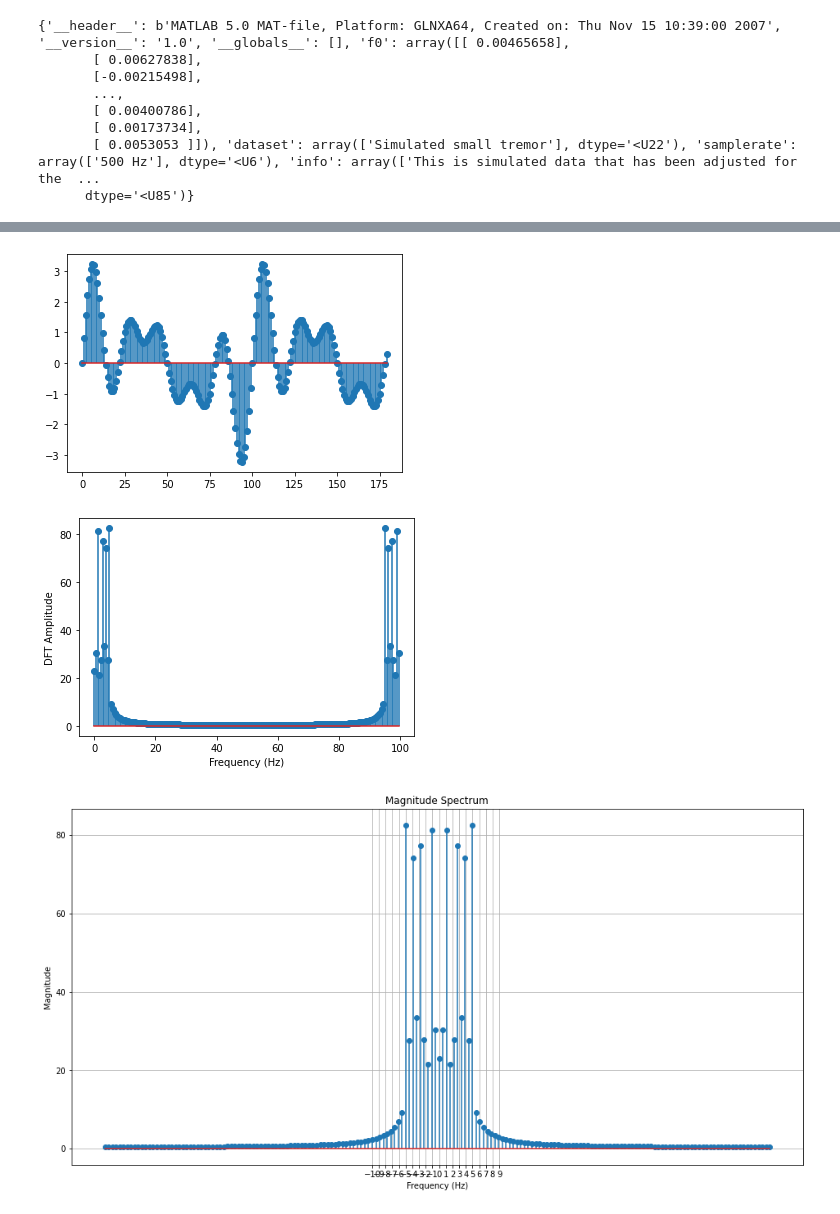
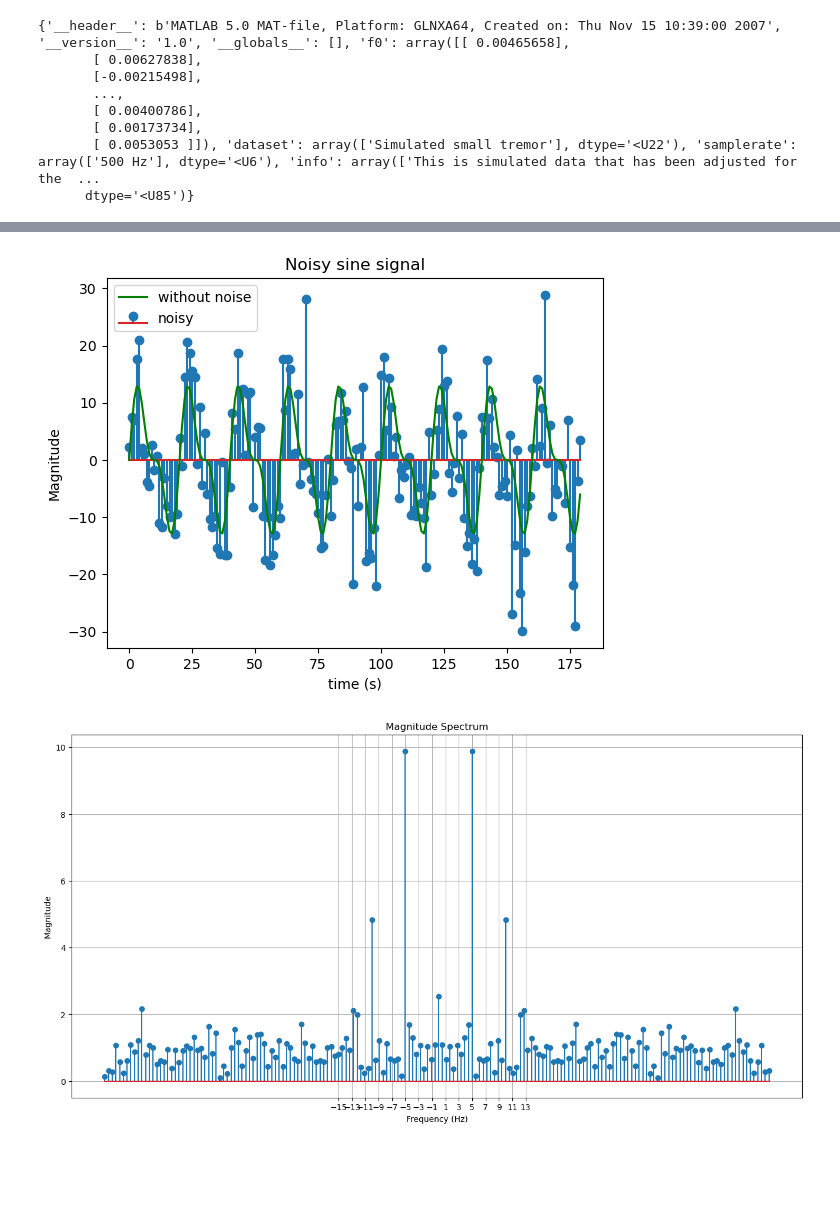
Before and after one commit to JennyYuanZW/FT-Windowing, a Jupyter notebook: Experiment.ipynb, the cells around one changed output, grey strips where cells are left out. Cells and saved outputs as stored; diff of their text form; code cells hidden in the pictures; blank space fills up the shorter version.

```diff
--- a/Experiment.ipynb
+++ b/Experiment.ipynb
@@ -53,34 +88,48 @@ def plot_dft(x, fs):
 # %%
 import matplotlib.pyplot as plt
 %matplotlib inline
-#creating our own dataset - a sum of sine waves sin 2pix and sin2 2pi x
+#def sine_noisy(amplitude,freq):
+        #y=amplitude*np.sin(freq*2*np.pi*x)+np.random.normal(scale=1,size=len(x))
+#creating our own dataset - a sum of sine waves 10 sin(2pi 5x) and 5 sin(2pi 10x)
 #according to nyquist frequency omega>=...; f>=..
 #sampling rate T=<..s
 #the sampling rate should be fine but i am not sure about it
 
 #in time domain
-sr=0.01
+amplitude1=10
+freq1=5
+amplitude2=5
+freq2=10
+st=0.01
 sampled_val=[]
+sampled_val_wo_noise=[]
 t=[]
 sampling_range=180
 for i in range (sampling_range):
     t.append(i)
-    #sampled_val.append(np.sin(i*2*np.pi*sr)+np.sin(i*2*2*np.pi*sr))
-    sampled_val.append(np.sin(i*2*np.pi*sr)+np.sin(i*2*3*np.pi*sr)+np.sin(i*2*4*np.pi*sr)+np.sin(i*2*5*np.pi*sr))
+    #sampled_val.append(np.sin(i*2*np.pi*sr)+5*np.sin(i*2*2*np.pi*sr))
+    sampled_val.append(amplitude1*np.sin(i*2*np.pi*freq1*st)+amplitude2*np.sin(i*2*np.pi*freq2*st)+(amplitude1+amplitude2)*0.5*np.random.normal(scale=1))
+    sampled_val_wo_noise.append(amplitude1*np.sin(i*2*np.pi*freq1*st)+amplitude2*np.sin(i*2*np.pi*freq2*st))
+
+    #sampled_val.append(np.sin(i*2*np.pi*sr)+np.sin(i*2*3*np.pi*sr)+np.sin(i*2*4*np.pi*sr)+np.sin(i*2*5*np.pi*sr))
 
     #sampled_val.append(np.sin(i*sr)+np.sin(i*2*sr))
 #plot the function as a sanity check
-plt.stem(t,sampled_val)
+plt.stem(t,sampled_val, label='noisy')
+plt.plot(t,sampled_val_wo_noise, 'g', label='without noise')
+plt.xlabel('time (s)')
+plt.ylabel('Magnitude')
+plt.title('Noisy sine signal')
+plt.legend()
 plt.show()
-dataset_sin=np.array(sampled_val)
-dataset_sin_transform = DiscreteFourierTransform(dataset_sin[0:sampling_range], 1/sr)
-dataset_sin_transform.DFT()
-dataset_sin_transform.DFTplot()
-plot_dft(sampled_val,1/sr)
+#dataset_sin=np.array(sampled_val)
+#dataset_sin_transform = DiscreteFourierTransform(dataset_sin[0:sampling_range], 1/st)
+#dataset_sin_transform.DFT()
+#dataset_sin_transform.DFTplot()
+plot_dft(sampled_val,1/st)
 # %% [output]
-[figure, old version]
+[figure, new version]
-[figure, old version]
+[figure, new version]
-[figure, removed]
 # %%
 #windowing function
 #hanning window - the most basic, will cut the effect of side signals
```
Also changed, not shown: parts of 7 cells of this notebook, 1 other file.
